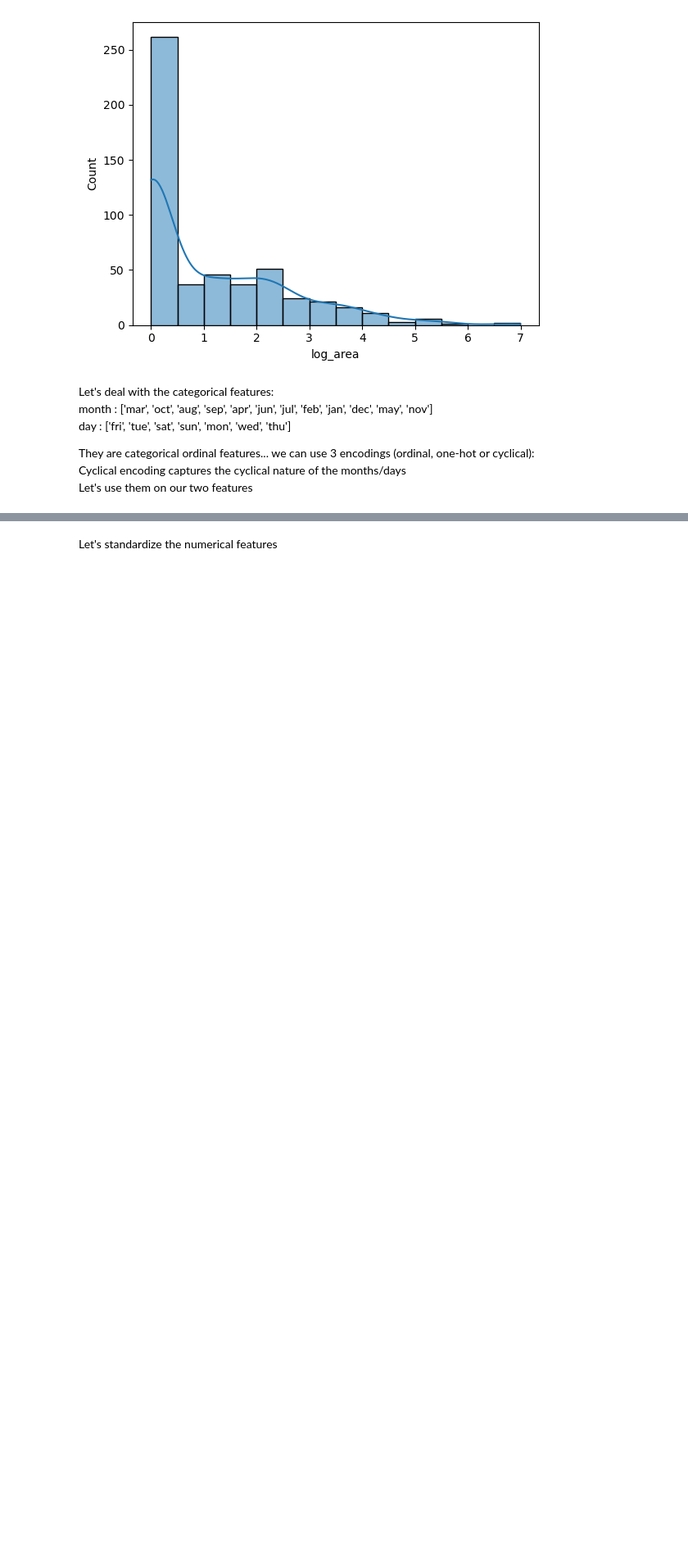
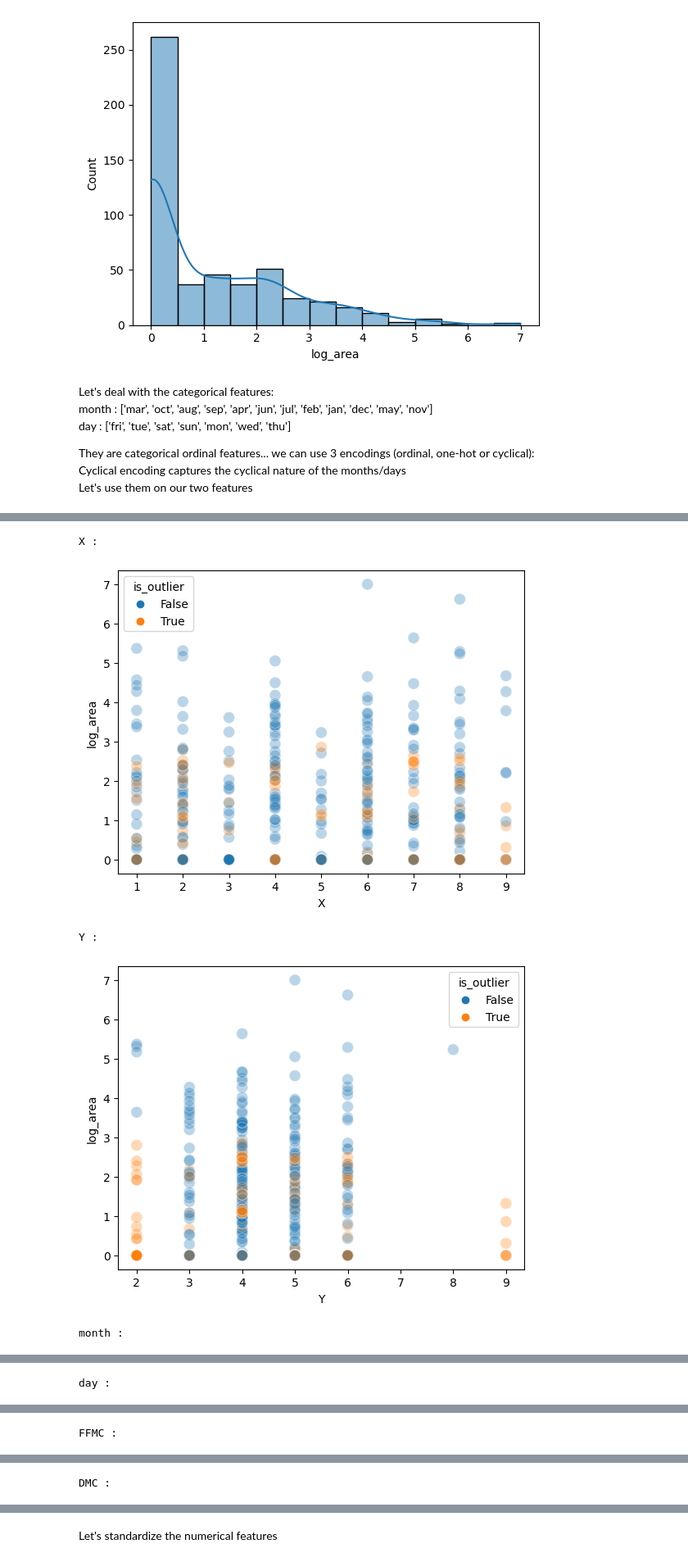
Before and after one commit to 1Elral4/Optimizing-Model-Predictions, a Jupyter notebook: optimizing_model_predictions.ipynb, the cells around one changed output, grey strips where cells are left out. Shown at 82% size. Saved outputs shown, nothing was run; the diff lists cells and outputs as text; code cells hidden in the pictures; blank space fills up the shorter version.

```diff
--- a/optimizing_model_predictions.ipynb
+++ b/optimizing_model_predictions.ipynb
@@ -236,0 +238,5 @@ So many outliers we will keep them for now
+# %%
+# Let's clean the data frame
+ff = ff.loc[:, ~ff.columns.str.contains('^is_outlier__.')]
+ff = ff.drop('is_potential_outlier', axis=1)
+ff.head(5).T
@@ -313,0 +363,14 @@ ff['cos_month'] = np.cos((ff['month'] - 1) * (2 * np.pi / 12))
+# %%
+vis_columns = list(ff.iloc[:, :12].columns)
+# %%
+for col in vis_columns:
+
+    print(col, ':')
+    sns.scatterplot(data=ff, y='log_area', x=col, hue='is_outlier', s=100, alpha=.3)
+    plt.show()
+# %% [output]
+X :
+[figure, added]
+Y :
+[figure, added]
+month :
@@ -313,0 +378 @@ ff['cos_month'] = np.cos((ff['month'] - 1) * (2 * np.pi / 12))
+day :
@@ -313,0 +380 @@ ff['cos_month'] = np.cos((ff['month'] - 1) * (2 * np.pi / 12))
+FFMC :
@@ -313,0 +382 @@ ff['cos_month'] = np.cos((ff['month'] - 1) * (2 * np.pi / 12))
+DMC :
```
Also changed, not shown: parts of 29 cells of this notebook.
